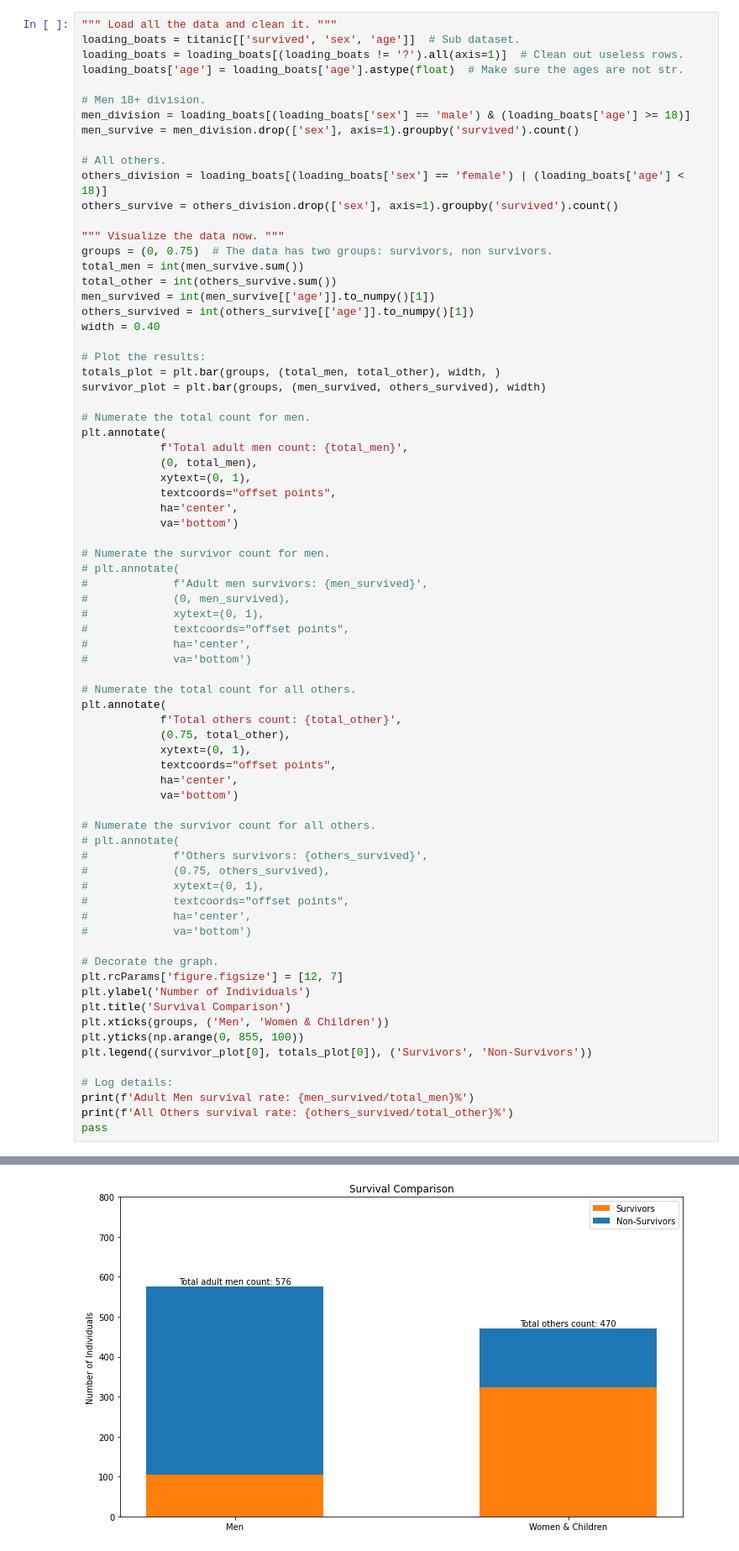
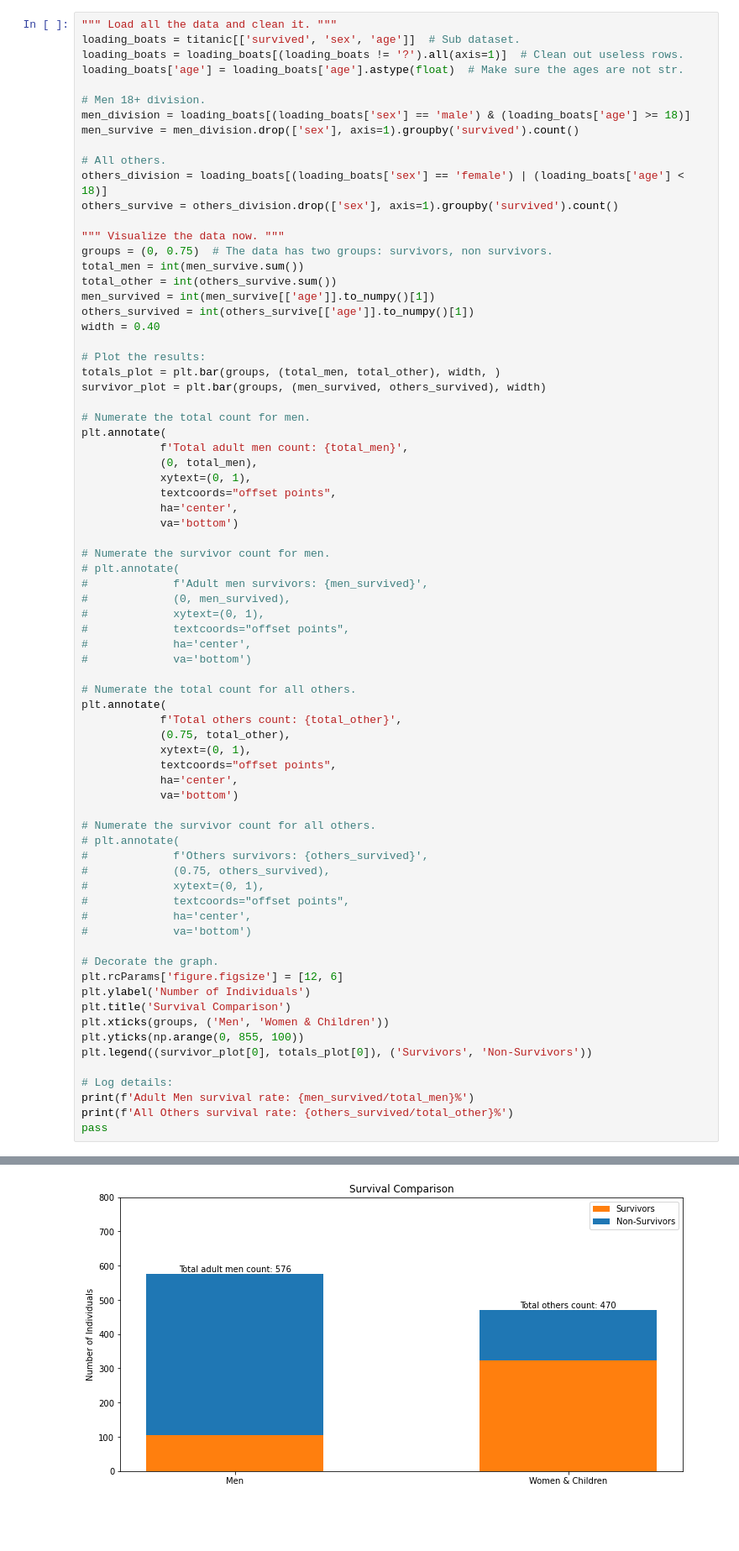
Before and after one commit to jventura1738/COSC311, a Jupyter notebook: Project_Titanic/Titanic_Analysis.ipynb, the cells around one changed output, grey strips where cells are left out. Shown at 84% size. Cells and saved outputs as stored; diff of their text form; blank space fills up the shorter version.

```diff
--- a/Project_Titanic/Titanic_Analysis.ipynb
+++ b/Project_Titanic/Titanic_Analysis.ipynb
@@ -132,35 +132,35 @@ plt.annotate(
             f'Total others count: {total_other}',
             (0.75, total_other),
             xytext=(0, 1),
             textcoords="offset points",
             ha='center',
             va='bottom')
 
 # Numerate the survivor count for all others.
 # plt.annotate(
 #             f'Others survivors: {others_survived}',
 #             (0.75, others_survived),
 #             xytext=(0, 1),
 #             textcoords="offset points",
 #             ha='center',
 #             va='bottom')
 
 # Decorate the graph.
-plt.rcParams['figure.figsize'] = [12, 7]
+plt.rcParams['figure.figsize'] = [12, 6]
 plt.ylabel('Number of Individuals')
 plt.title('Survival Comparison')
 plt.xticks(groups, ('Men', 'Women & Children'))
 plt.yticks(np.arange(0, 855, 100))
 plt.legend((survivor_plot[0], totals_plot[0]), ('Survivors', 'Non-Survivors'))
 
 # Log details:
 print(f'Adult Men survival rate: {men_survived/total_men}%')
 print(f'All Others survival rate: {others_survived/total_other}%')
 pass
 # %% [output]
 Adult Men survival rate: 0.18055555555555555%
 All Others survival rate: 0.6872340425531915%
-[figure, old version]
+[figure, new version]
 # %% [markdown]
 ### Drawing a Conclusion.
 
```
Also changed, not shown: parts of 3 cells of this notebook, 3 other files.
